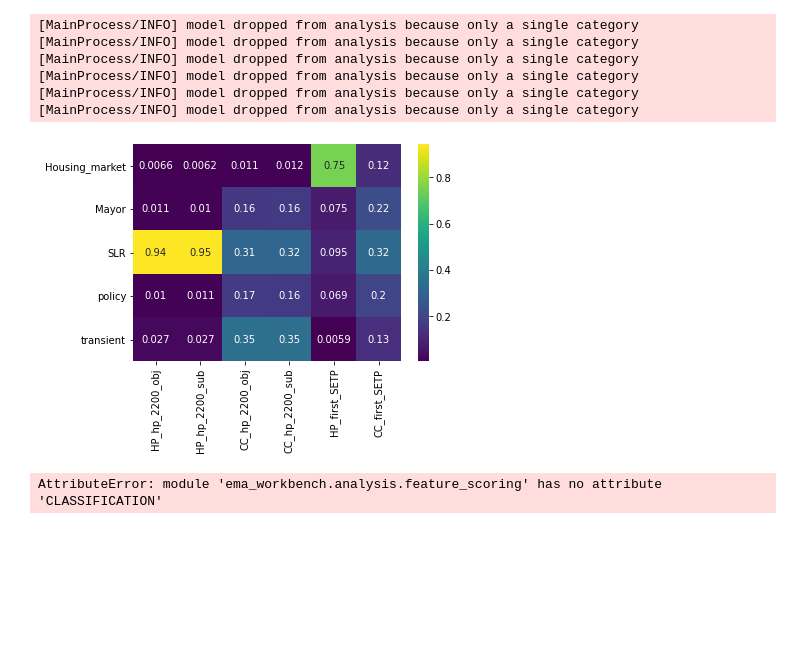
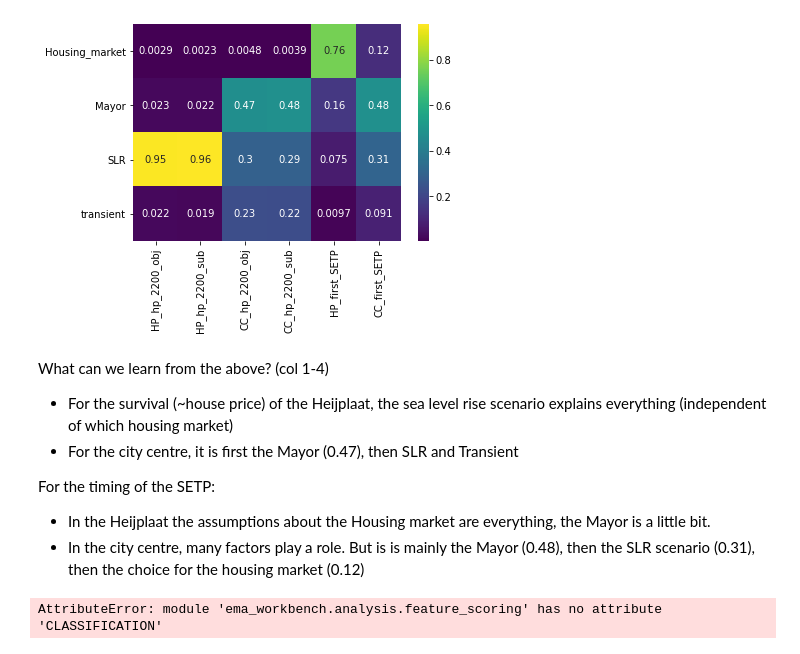
Before and after one commit to keesvanginkel/Urban-SETP, a Jupyter notebook: Workbench.ipynb, the cells around one changed output. Drawn from its saved outputs; the diff is of its cells as text; code cells hidden in the pictures; blank space fills up the shorter version.

Commit message:
Improved workbench visualisations

```diff
--- a/Workbench.ipynb
+++ b/Workbench.ipynb
@@ -49,7 +49,7 @@ ema_logging.log_to_stderr(ema_logging.INFO)
 #experiments, outcomes = perform_experiments(models=model,scenarios=500,policies=4)
 
 with MultiprocessingEvaluator(model) as evaluator:
-    results = evaluator.perform_experiments(scenarios=500,policies=4)
+    results = evaluator.perform_experiments(scenarios=1000,policies=4)
 experiments, outcomes = results
 # %% [output]
 [MainProcess/INFO] pool started
@@ -182,19 +323,24 @@ plt.show()
+# %%
+experiments_fs = experiments.copy()
+experiments_fs = experiments_fs.drop(['policy','model'],axis=1)
 # %%
 from ema_workbench.analysis import feature_scoring
-x = experiments
+x = experiments_fs
 y = outcomes
 
 fs = feature_scoring.get_feature_scores_all(x, y)
 sns.heatmap(fs, cmap='viridis', annot=True)
 plt.show()
 # %% [output]
-[MainProcess/INFO] model dropped from analysis because only a single category
-[MainProcess/INFO] model dropped from analysis because only a single category
-[MainProcess/INFO] model dropped from analysis because only a single category
-[MainProcess/INFO] model dropped from analysis because only a single category
-[MainProcess/INFO] model dropped from analysis because only a single category
-[MainProcess/INFO] model dropped from analysis because only a single category
-[figure, old version]
+[figure, new version]
+# %% [markdown]
+What can we learn from the above? (col 1-4)
+ - For the survival (~house price) of the Heijplaat, the sea level rise scenario explains everything (independent of which housing market)
+ - For the city centre, it is first the Mayor (0.47), then SLR and Transient
+
+For the timing of the SETP:
+ - In the Heijplaat the assumptions about the Housing market are everything, the Mayor is a little bit.
+ - In the city centre, many factors play a role. But is is mainly the Mayor (0.48), then the SLR scenario (0.31), then the choice for the housing market (0.12)
 # %%
 x = experiments
 y = outcomes['CC_first_SETP'] < 2150
```
Also changed, not shown: parts of 36 cells of this notebook.
